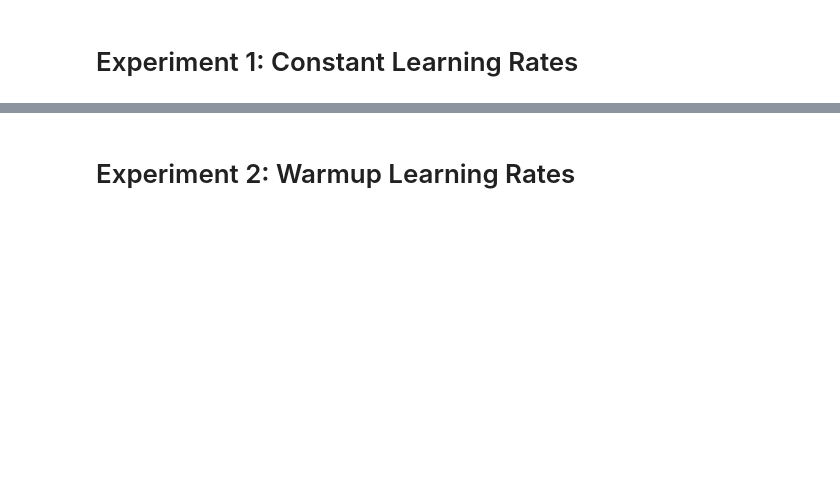
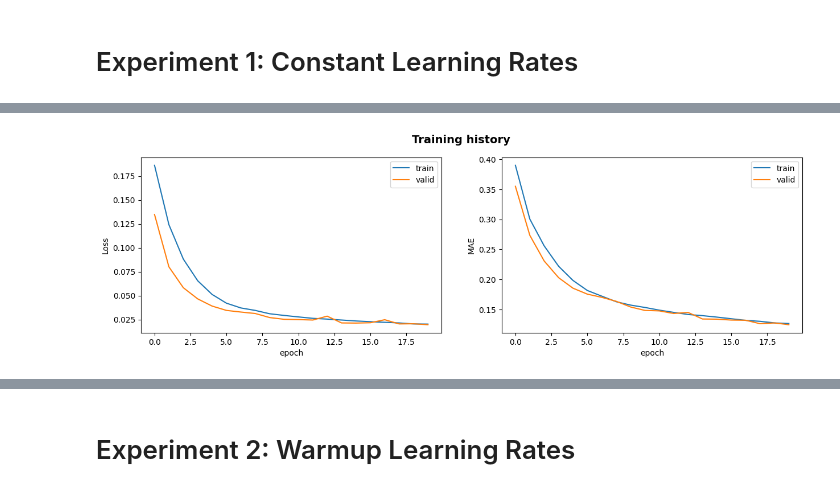
Before and after one commit to UPC-MAI-Master-Projects/OR_DepthEstimation, a Jupyter notebook: lr_experiments_tfrecord.ipynb, the cells around one changed output, grey strips where cells are left out. Drawn from its saved outputs; the diff is of its cells as text; code cells hidden in the pictures; blank space fills up the shorter version.

```diff
--- a/lr_experiments_tfrecord.ipynb
+++ b/lr_experiments_tfrecord.ipynb
@@ -202,11 +217,11 @@ shuffle = True
 verbose = 1
 
 # creating data generators to load the data
-train_dg = load_tfrecord_dataset('train.tfrecords', batch_size=batch_size, shuffle=shuffle, augment=True)
-validation_dg = load_tfrecord_dataset('validation.tfrecords', batch_size=batch_size, shuffle=shuffle, augment=False)
+train_dg = TFRecordDataHandler('train.tfrecords', batch_size=batch_size, shuffle=shuffle, augment=True).load_dataset()
+validation_dg = TFRecordDataHandler('validation.tfrecords', batch_size=batch_size, shuffle=shuffle, augment=False).load_dataset()
 print('Number of data used to train:')
+print('Train:', len(list(train_dg) * batch_size))
 print('')
-
 
 d_lr = {}
 for lr in [1e-05]:
@@ -237,7 +252,7 @@ for lr in [1e-05]:
 
     # training the model and saving the history
     history = model.fit(train_dg, validation_data=validation_dg, epochs=n_epochs, verbose=verbose, workers=4,
-                        callbacks=[tensorboard_callback, tensorboard_lr_logger])
+                        callbacks=[tensorboard_callback])
 
     # Plot and write the history
     if not os.path.exists(experiment_name):
@@ -281,0 +297 @@ Epoch 7/20
+[figure, added]
```
Also changed, not shown: parts of 8 cells of this notebook.
